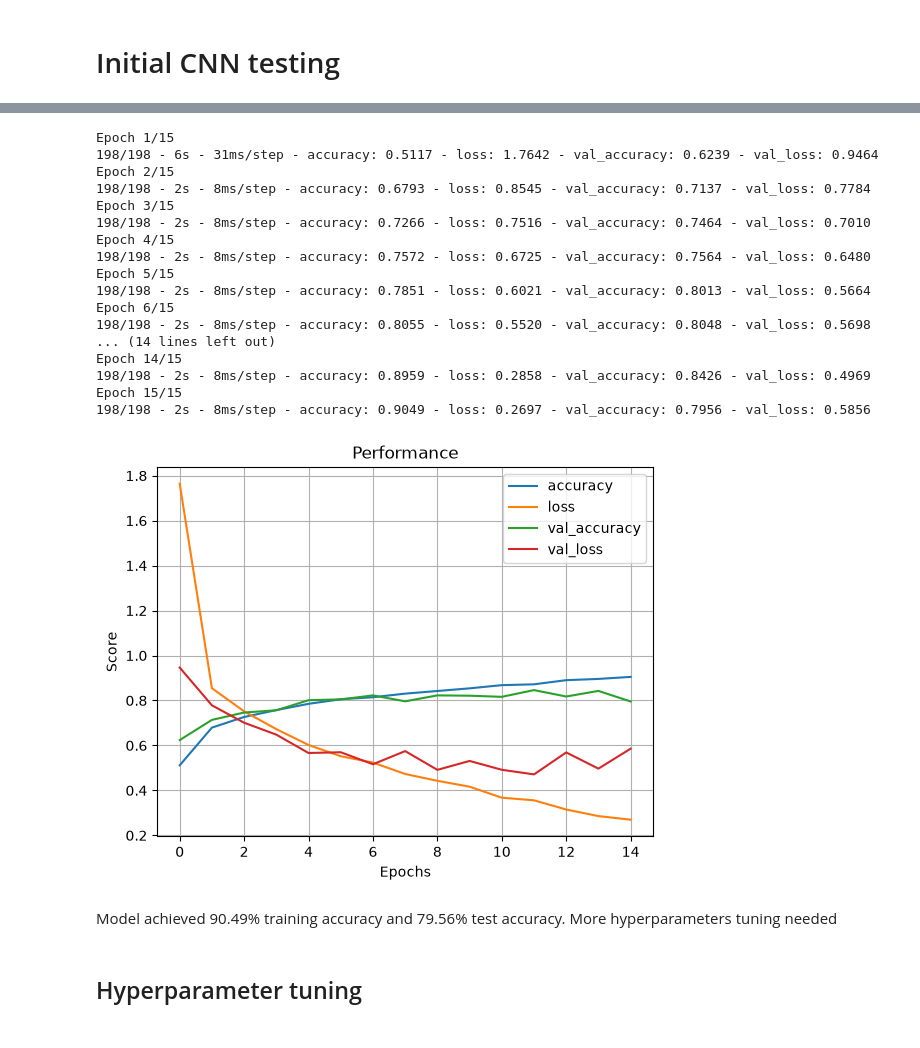
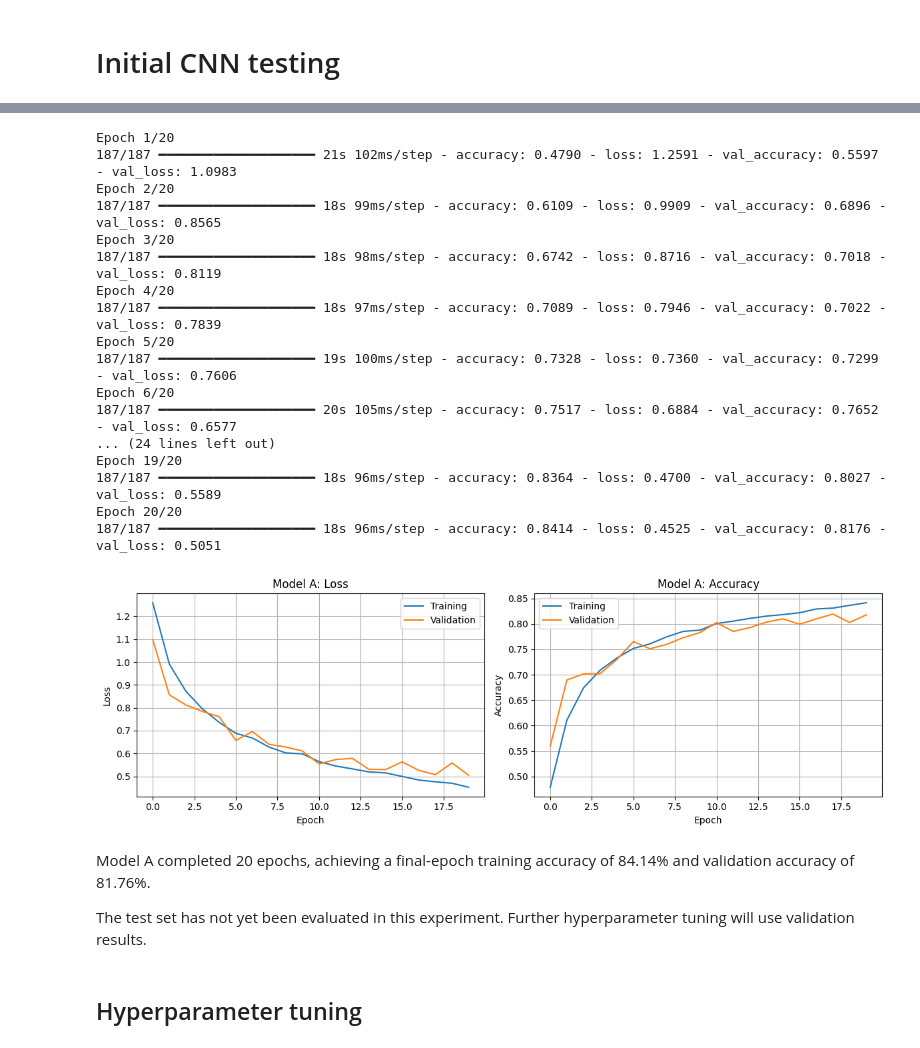
Before and after one commit to NileshAm/EN3150-Intel-Image-Classifier, a Jupyter notebook: CNN.ipynb, the cells around one changed output, grey strips where cells are left out. Cells and saved outputs as stored; diff of their text form; code cells hidden in the pictures.

```diff
--- a/CNN.ipynb
+++ b/CNN.ipynb
@@ -25,6 +99,7 @@ test_x, test_y, labels = loadData("test", labels)
 # %%
 model = keras.Sequential([
     keras.Input(shape=(64, 64, 3)),
+    keras.layers.Rescaling(1.0 / 255),
     keras.layers.Conv2D(32, 3, activation="relu", padding="same"),
     keras.layers.MaxPooling2D((2,2)),
     keras.layers.Conv2D(64, 3, activation="relu"),
@@ -67,39 +142,52 @@ Model: "sequential_3"
  Trainable params: 389,958 (1.49 MB)
  Non-trainable params: 0 (0.00 B)
 # %%
-history = model.fit(train_x, train_y, epochs=15, validation_split=0.1, batch_size=64,verbose=1)
+history = model.fit(
+    train_x,
+    train_y,
+    epochs=20,
+    batch_size=64,
+    validation_data=(val_x, val_y),
+    verbose=1,
+)
 # %% [output]
-Epoch 1/15
-198/198 - 6s - 31ms/step - accuracy: 0.5117 - loss: 1.7642 - val_accuracy: 0.6239 - val_loss: 0.9464
-Epoch 2/15
-198/198 - 2s - 8ms/step - accuracy: 0.6793 - loss: 0.8545 - val_accuracy: 0.7137 - val_loss: 0.7784
-Epoch 3/15
-198/198 - 2s - 8ms/step - accuracy: 0.7266 - loss: 0.7516 - val_accuracy: 0.7464 - val_loss: 0.7010
-Epoch 4/15
-198/198 - 2s - 8ms/step - accuracy: 0.7572 - loss: 0.6725 - val_accuracy: 0.7564 - val_loss: 0.6480
-Epoch 5/15
-198/198 - 2s - 8ms/step - accuracy: 0.7851 - loss: 0.6021 - val_accuracy: 0.8013 - val_loss: 0.5664
-Epoch 6/15
-198/198 - 2s - 8ms/step - accuracy: 0.8055 - loss: 0.5520 - val_accuracy: 0.8048 - val_loss: 0.5698
-... (14 lines left out)
-Epoch 14/15
-198/198 - 2s - 8ms/step - accuracy: 0.8959 - loss: 0.2858 - val_accuracy: 0.8426 - val_loss: 0.4969
-Epoch 15/15
-198/198 - 2s - 8ms/step - accuracy: 0.9049 - loss: 0.2697 - val_accuracy: 0.7956 - val_loss: 0.5856
+Epoch 1/20
+187/187 ━━━━━━━━━━━━━━━━━━━━ 21s 102ms/step - accuracy: 0.4790 - loss: 1.2591 - val_accuracy: 0.5597 - val_loss: 1.0983
+Epoch 2/20
+187/187 ━━━━━━━━━━━━━━━━━━━━ 18s 99ms/step - accuracy: 0.6109 - loss: 0.9909 - val_accuracy: 0.6896 - val_loss: 0.8565
+Epoch 3/20
+187/187 ━━━━━━━━━━━━━━━━━━━━ 18s 98ms/step - accuracy: 0.6742 - loss: 0.8716 - val_accuracy: 0.7018 - val_loss: 0.8119
+Epoch 4/20
+187/187 ━━━━━━━━━━━━━━━━━━━━ 18s 97ms/step - accuracy: 0.7089 - loss: 0.7946 - val_accuracy: 0.7022 - val_loss: 0.7839
+Epoch 5/20
+187/187 ━━━━━━━━━━━━━━━━━━━━ 19s 100ms/step - accuracy: 0.7328 - loss: 0.7360 - val_accuracy: 0.7299 - val_loss: 0.7606
+Epoch 6/20
+187/187 ━━━━━━━━━━━━━━━━━━━━ 20s 105ms/step - accuracy: 0.7517 - loss: 0.6884 - val_accuracy: 0.7652 - val_loss: 0.6577
+... (24 lines left out)
+Epoch 19/20
+187/187 ━━━━━━━━━━━━━━━━━━━━ 18s 96ms/step - accuracy: 0.8364 - loss: 0.4700 - val_accuracy: 0.8027 - val_loss: 0.5589
+Epoch 20/20
+187/187 ━━━━━━━━━━━━━━━━━━━━ 18s 96ms/step - accuracy: 0.8414 - loss: 0.4525 - val_accuracy: 0.8176 - val_loss: 0.5051
 # %%
-for key in history.history.keys():
-    plt.plot(history.history[key], label=key)
-plt.xlabel("Epochs")
-plt.ylabel("Score")
-plt.title("Performance")
-plt.grid()
-plt.legend()
+fig, axes = plt.subplots(1, 2, figsize=(12, 4))
+
+for ax, metric in zip(axes, ["loss", "accuracy"]):
+    ax.plot(history.history[metric], label="Training")
+    ax.plot(history.history[f"val_{metric}"], label="Validation")
+    ax.set_xlabel("Epoch")
+    ax.set_ylabel(metric.capitalize())
+    ax.set_title(f"Model A: {metric.capitalize()}")
+    ax.legend()
+    ax.grid(True)
+
+plt.tight_layout()
 plt.show()
 # %% [output]
-[figure, old version]
+[figure, new version]
 # %% [markdown]
-Model achieved 90.49% training accuracy and 79.56% test accuracy.
-More hyperparameters tuning needed
+Model A completed 20 epochs, achieving a final-epoch training accuracy of 84.14% and validation accuracy of 81.76%.
+
+The test set has not yet been evaluated in this experiment. Further hyperparameter tuning will use validation results.
 # %% [markdown]
 ## Hyperparameter tuning
 # %%
```
Also changed, not shown: parts of 4 cells of this notebook.
